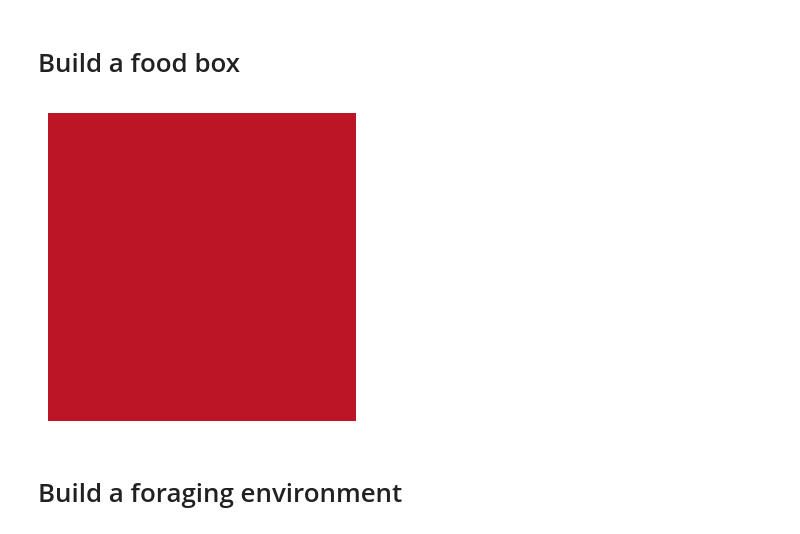
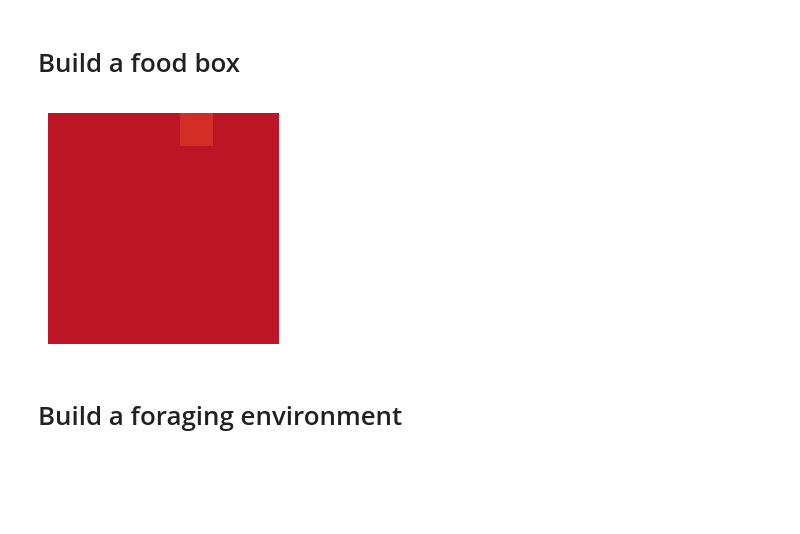
Before and after one commit to XaqLab/hex-arena, a Jupyter notebook: env-example.ipynb, the cells around one changed output. Saved outputs shown, nothing was run; the diff lists cells and outputs as text; code cells hidden in the pictures; blank space fills up the shorter version.

```diff
--- a/env-example.ipynb
+++ b/env-example.ipynb
@@ -6,7 +6,7 @@ plt.rcParams.update({
     'figure.figsize': (4.8, 2.7), 'font.size': 15, 'lines.linewidth': 2,
     'xtick.labelsize': 'small', 'ytick.labelsize': 'small',
     'axes.spines.top': False, 'axes.spines.right': False,
-    'savefig.dpi': 600,
+    'savefig.dpi': 100,
 })
 
 import numpy as np
@@ -28,31 +28,30 @@ fig.savefig('arena-map.png', bbox_inches='tight')
 # %% [markdown]
 # Build a food box
 # %%
-from hexarena.box import FoodBox
+from hexarena.box import StationaryBox
 
-box = FoodBox(num_grades=20, num_patches=25, sigma=0.2)
+box = StationaryBox(num_grades=20, num_patches=49, sigma=0.2)
 box.reset()
 
-fig, ax = plt.subplots(figsize=(4, 4))
+fig, ax = plt.subplots(figsize=(3, 3))
 h = ax.imshow(box.colors, vmin=-1, vmax=box.num_grades, cmap='RdYlBu_r')
 ax.set_axis_off()
 
 def init():
     box.reset()
-    box.step(1)
     h.set_data(box.colors)
     return h,
 
 def update(i):
     box.step(0)
     h.set_data(box.colors)
     return h,
 
 num_frames = 80
 ani = FuncAnimation(fig, update, frames=range(num_frames), init_func=init, blit=True)
 ani.save('color-cues.gif')
 # %% [output]
-[figure, old version]
+[figure, new version]
 # %% [markdown]
 # Build a foraging environment
 # %%
```
Also changed, not shown: parts of 4 cells of this notebook, 5 other files.
